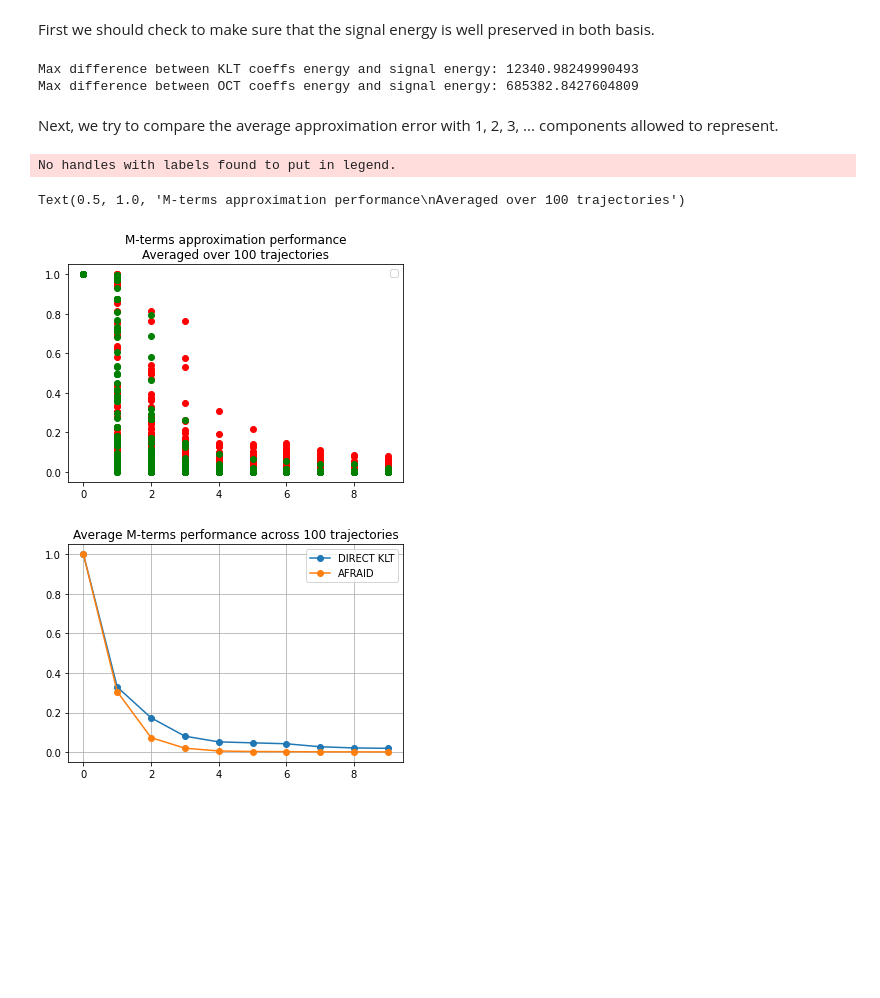
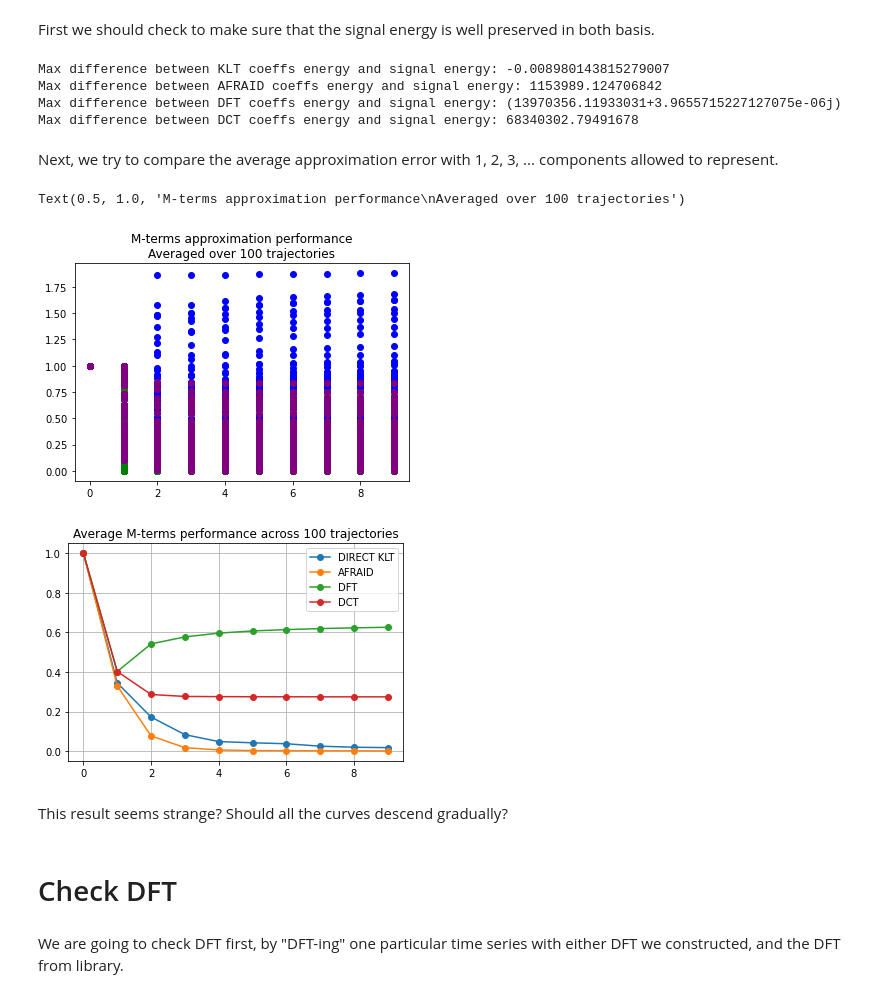
Before and after one commit to thinhhoang95/anomaly-detection-ngsim2, a Jupyter notebook: pwms_spherical/M_terms_approx_performance.ipynb, the cells around one changed output. Drawn from its saved outputs; the diff is of its cells as text; code cells hidden in the pictures; blank space fills up the shorter version.

```diff
--- a/pwms_spherical/M_terms_approx_performance.ipynb
+++ b/pwms_spherical/M_terms_approx_performance.ipynb
@@ -86,0 +124,11 @@ afraid_basis = afraid_transform.T
+# %%
+dct_basis = np.zeros((traj_length, traj_length))
+t = (2*np.arange(traj_length)+1)/(2*(traj_length-1))
+dct_basis[0,:] = np.sqrt(1/traj_length) * np.ones(t.shape)
+for u in range(1,dct_basis.shape[0]):
+        dct_basis[u,:] = np.sqrt(2/traj_length) * np.cos(2*np.pi*u*t)
+# %%
+for i in range(3):
+    plt.plot(dct_basis[i,:], label='Component {:d}'.format(i))
+plt.legend()
+plt.grid()
@@ -99,47 +148,85 @@ for i in range(test_set.shape[0]):
+# %%
+klt_scores = test_set @ klt_basis.T # each row of test_set is an example, each row of klt_basis is an eigenvector
+afraid_scores = test_set @ afraid_basis.T
+dft_scores = test_set @ dft_basis
+dct_scores = test_set @ dct_basis.T
 # %% [markdown]
 First we should check to make sure that the signal energy is well preserved in both basis.
 # %%
 signal_energy = np.sum(np.square(test_set), axis=1)
 print('Max difference between KLT coeffs energy and signal energy: {}'.format(np.max(np.sum(np.square(klt_scores), axis=1) - np.sum(np.square(test_set), axis=1))))
-print('Max difference between OCT coeffs energy and signal energy: {}'.format(np.max(np.sum(np.square(afraid_scores), axis=1) - np.sum(np.square(test_set), axis=1))))
+print('Max difference between AFRAID coeffs energy and signal energy: {}'.format(np.max(np.sum(np.square(afraid_scores), axis=1) - np.sum(np.square(test_set), axis=1))))
+print('Max difference between DFT coeffs energy and signal energy: {}'.format(np.max(np.sum(np.square(dft_scores), axis=1) - np.sum(np.square(test_set), axis=1))))
+print('Max difference between DCT coeffs energy and signal energy: {}'.format(np.max(np.sum(np.square(dct_scores), axis=1) - np.sum(np.square(test_set), axis=1))))
 # %% [output]
-Max difference between KLT coeffs energy and signal energy: 12340.98249990493
-Max difference between OCT coeffs energy and signal energy: 685382.8427604809
+Max difference between KLT coeffs energy and signal energy: -0.008980143815279007
+Max difference between AFRAID coeffs energy and signal energy: 1153989.124706842
+Max difference between DFT coeffs energy and signal energy: (13970356.11933031+3.9655715227127075e-06j)
+Max difference between DCT coeffs energy and signal energy: 68340302.79491678
 # %% [markdown]
 Next, we try to compare the average approximation error with 1, 2, 3, ... components allowed to represent.
 # %%
 representation_error_of_klt = np.ones((100, 10))
 representation_error_of_oct = np.ones((100, 10))
+representation_error_of_dft = np.ones((100, 10))
+representation_error_of_dct = np.ones((100, 10))
+
 representation_error_of_klt_avg = np.ones((10,))
 representation_error_of_oct_avg = np.ones((10,))
+representation_error_of_dft_avg = np.ones((10,))
+representation_error_of_dct_avg = np.ones((10,))
+
 for max_components_allowed in range(1,10):
+    # KLT
     tail_of_signal_klt = test_set - klt_scores[:,:max_components_allowed] @ klt_basis[:max_components_allowed,:]
     energy_of_signal_tail_klt = np.sum(np.square(tail_of_signal_klt), axis=1)
     proportion_of_energy_klt = energy_of_signal_tail_klt / signal_energy
     representation_error_of_klt[:,max_components_allowed] = proportion_of_energy_klt
     representation_error_of_klt_avg[max_components_allowed] = np.average(proportion_of_energy_klt)
-    # Choose 10 trajectories
 
+    # AFRAID/OCT
     tail_of_signal_oct = test_set - afraid_scores[:,:max_components_allowed] @ afraid_basis[:max_components_allowed,:]
     energy_of_signal_tail_oct = np.sum(np.square(tail_of_signal_oct), axis=1)
     proportion_of_energy_oct = energy_of_signal_tail_oct / signal_energy
     representation_error_of_oct[:,max_components_allowed] = proportion_of_energy_oct
     representation_error_of_oct_avg[max_components_allowed] = np.average(proportion_of_energy_oct)
+
+    # DFT
+    tail_of_signal_dft = test_set - np.real(dft_scores[:,:max_components_allowed] @ dft_basis[:max_components_allowed,:])
+    energy_of_signal_tail_dft = np.sum(np.square(tail_of_signal_dft), axis=1)
+    proportion_of_energy_dft = energy_of_signal_tail_dft / signal_energy
+    representation_error_of_dft[:,max_components_allowed] = proportion_of_energy_dft
+    representation_error_of_dft_avg[max_components_allowed] = np.average(proportion_of_energy_dft)
+
+    # DCT
+    tail_of_signal_dct = test_set - dct_scores[:,:max_components_allowed] @ dct_basis[:max_components_allowed,:]
+    energy_of_signal_tail_dct = np.sum(np.square(tail_of_signal_dct), axis=1)
+    proportion_of_energy_dct = energy_of_signal_tail_dct / signal_energy
+    representation_error_of_dct[:,max_components_allowed] = proportion_of_energy_dct
+    representation_error_of_dct_avg[max_components_allowed] = np.average(proportion_of_energy_dct)
 # %%
 for i in range(10):
     plt.scatter(i*np.ones((representation_error_of_klt.shape[0],)), representation_error_of_klt[:,i], c='r')
     plt.scatter(i*np.ones((representation_error_of_oct.shape[0],)), representation_error_of_oct[:,i], c='g')
-plt.legend()
+    plt.scatter(i*np.ones((representation_error_of_dft.shape[0],)), representation_error_of_dft[:,i], c='b')
+    plt.scatter(i*np.ones((representation_error_of_dct.shape[0],)), representation_error_of_dct[:,i], c='purple')
 plt.title('M-terms approximation performance\nAveraged over 100 trajectories')
 # %% [output]
-No handles with labels found to put in legend.
+Text(0.5, 1.0, 'M-terms approximation performance\nAveraged over 100 trajectories')
-Text(0.5, 1.0, 'M-terms approximation performance\nAveraged over 100 trajectories')
-[figure, old version]
+[figure, new version]
 # %%
 plt.plot(representation_error_of_klt_avg, '-o', label='DIRECT KLT')
 plt.plot(representation_error_of_oct_avg, '-o', label='AFRAID')
+plt.plot(representation_error_of_dft_avg, '-o', label='DFT')
+plt.plot(representation_error_of_dct_avg, '-o', label='DCT')
 plt.title('Average M-terms performance across 100 trajectories')
 plt.legend()
 plt.grid()
 # %% [output]
-[figure, old version]
+[figure, new version]
+# %% [markdown]
+This result seems strange? Should all the curves descend gradually?
+# %% [markdown]
+# Check DFT
+# %% [markdown]
+We are going to check DFT first, by "DFT-ing" one particular time series with either DFT we constructed, and the DFT from library.
```
Also changed, not shown: parts of 23 cells of this notebook, 2 other files.
